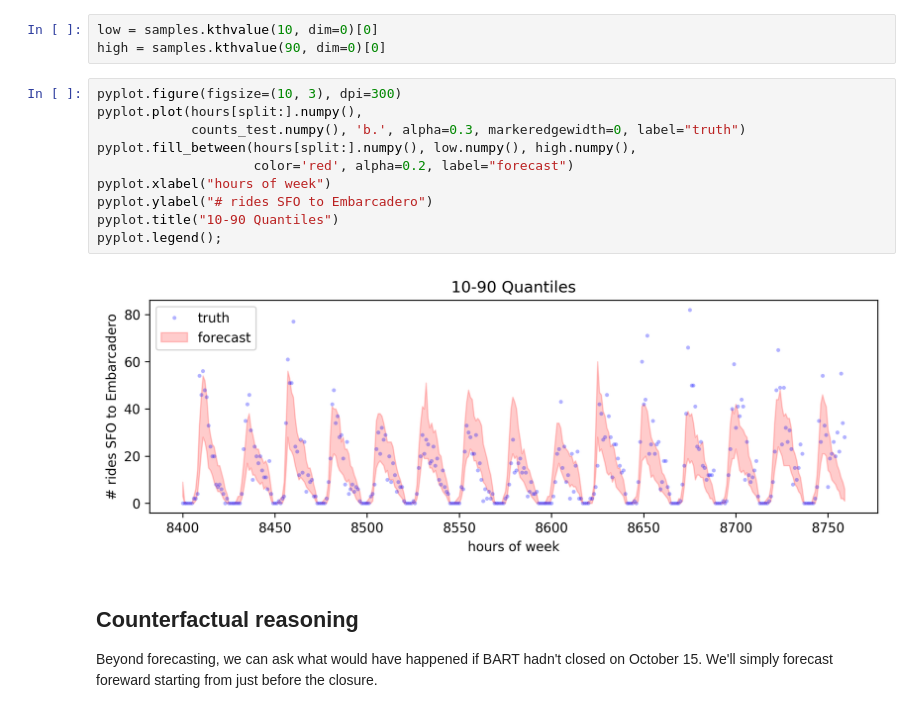
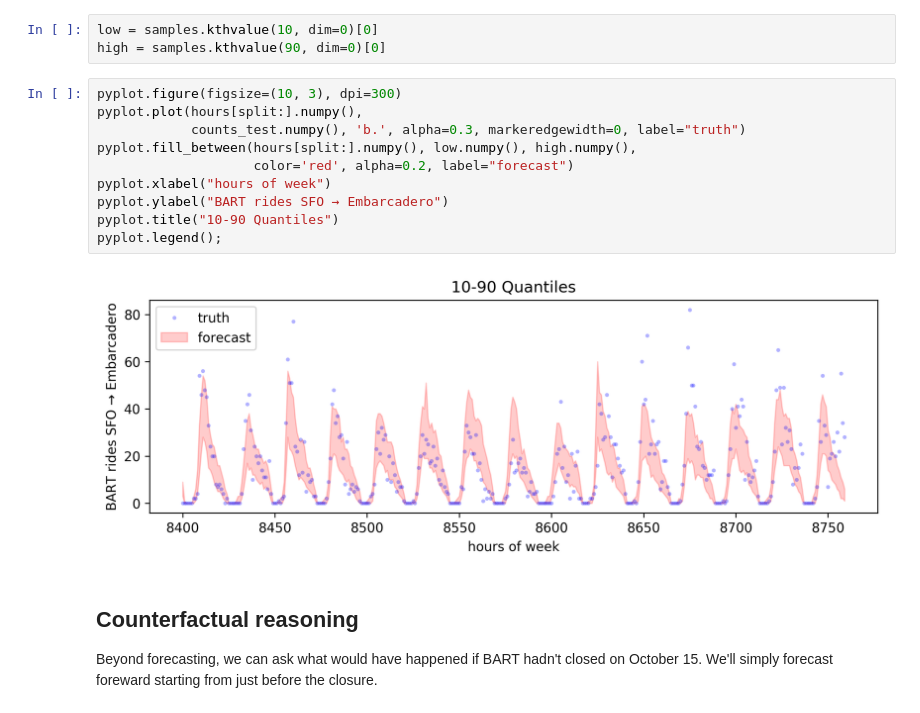
Before and after one commit to pyro-ppl/sandbox, a Jupyter notebook: 2019-08-time-series/part_iii_custom.ipynb, the cells around one changed output. Cells and saved outputs as stored; diff of their text form.

```diff
--- a/2019-08-time-series/part_iii_custom.ipynb
+++ b/2019-08-time-series/part_iii_custom.ipynb
@@ -286,15 +286,15 @@ high = samples.kthvalue(90, dim=0)[0]
 # %%
 pyplot.figure(figsize=(10, 3), dpi=300)
 pyplot.plot(hours[split:].numpy(),
             counts_test.numpy(), 'b.', alpha=0.3, markeredgewidth=0, label="truth")
 pyplot.fill_between(hours[split:].numpy(), low.numpy(), high.numpy(),
                     color='red', alpha=0.2, label="forecast")
 pyplot.xlabel("hours of week")
-pyplot.ylabel("# rides SFO to Embarcadero")
+pyplot.ylabel("BART rides SFO → Embarcadero")
 pyplot.title("10-90 Quantiles")
 pyplot.legend();
 # %% [output]
-[figure, old version]
+[figure, new version]
 # %% [markdown]
 ## Counterfactual reasoning
 
```
Also changed, not shown: parts of 9 cells of this notebook, 1 other file.
